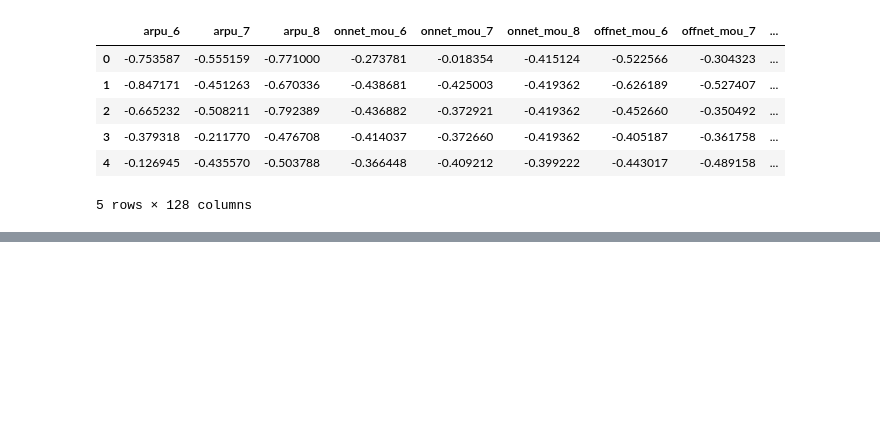
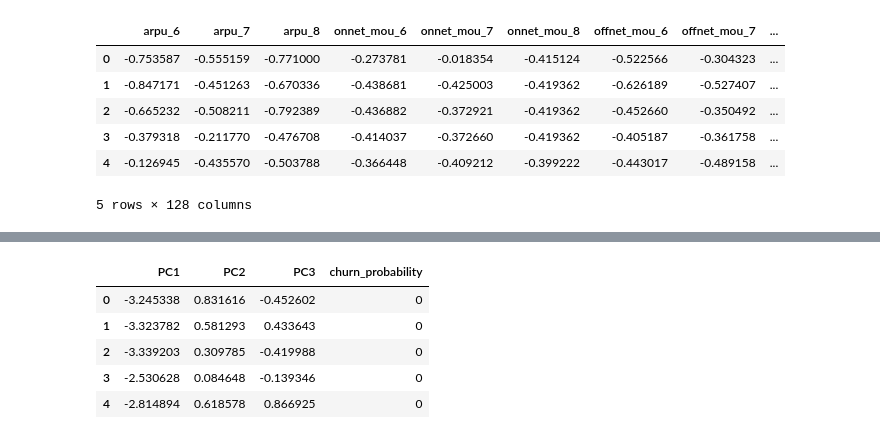
Before and after one commit to Vinaybora/Telecom-Churn-Prediction, a Jupyter notebook: eda.ipynb, the cells around one changed output, grey strips where cells are left out. Saved outputs shown, nothing was run; the diff lists cells and outputs as text; code cells hidden in the pictures; blank space fills up the shorter version.

Commit message:
correlation matrix,PCA

```diff
--- a/eda.ipynb
+++ b/eda.ipynb
@@ -431,7 +454,7 @@ day_of_last_rech_8    0
 dtype: int64
 # %%
 # Apply one-hot encoding to the specified columns and convert to integer type
-df= pd.get_dummies(df, columns=['day_of_last_rech_6', 'day_of_last_rech_7', 'day_of_last_rech_8'])
+df= pd.get_dummies(df, columns=['week_of_last_rech_6', 'week_of_last_rech_7', 'week_of_last_rech_8'])
 
 # Display the first few rows of the encoded DataFrame
 df.head()
@@ -481,0 +505,22 @@ df.head()
+# %%
+import pandas as pd
+
+# Calculate the correlation matrix
+correlation_matrix = df.corr().abs()
+
+# Select the upper triangle of the correlation matrix
+upper_triangle = correlation_matrix.where(
+    np.triu(np.ones(correlation_matrix.shape), k=1).astype(bool)
+)
+
+# Find features with correlation greater than 0.9
+high_correlation_features = [
+    column for column in upper_triangle.columns if any(upper_triangle[column] > 0.9)
+]
+
+# Drop highly correlated features
+df = df.drop(columns=high_correlation_features)
+
+# Print the remaining features
+print("Remaining features after removing highly correlated ones:")
+print(df.columns)
@@ -482,3 +600,19 @@ df.head()
+# %%
+# Convert X_pca to a DataFrame for better readability
+X_pca_df = pd.DataFrame(X_pca, columns=[f'PC{i+1}' for i in range(X_pca.shape[1])])
+
+# Add the churn_probability column to the DataFrame
+X_pca_df['churn_probability'] = y.values
+
+# Display the first few rows
+X_pca_df.head()
+# %% [output]
+|  | PC1 | PC2 | PC3 | churn_probability |
+| 0 | -3.245338 | 0.831616 | -0.452602 | 0 |
+| 1 | -3.323782 | 0.581293 | 0.433643 | 0 |
+| 2 | -3.339203 | 0.309785 | -0.419988 | 0 |
+| 3 | -2.530628 | 0.084648 | -0.139346 | 0 |
+| 4 | -2.814894 | 0.618578 | 0.866925 | 0 |
 # %%
 import pandas as pd
 from sklearn.model_selection import train_test_split
```
Also changed, not shown: parts of 14 cells of this notebook.
